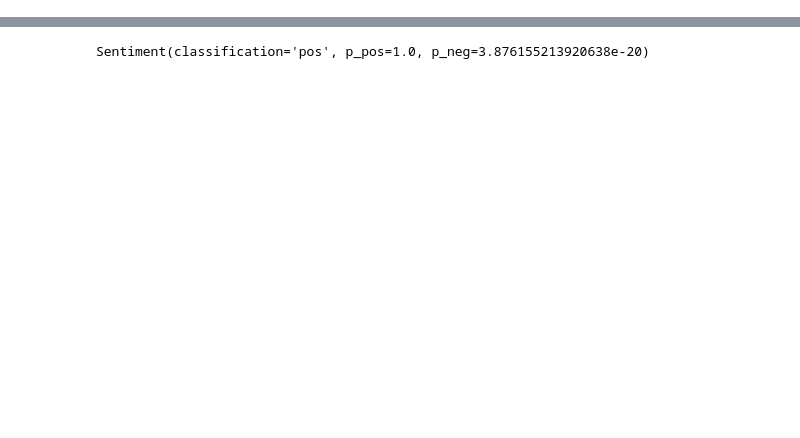
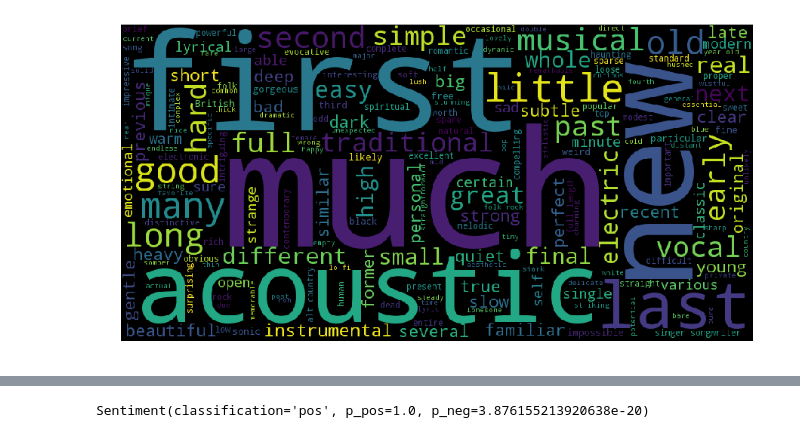
Before and after one commit to andrewjbashford/GalvanizeCapstone, a Jupyter notebook: NLP exploration.ipynb, the cells around one changed output, grey strips where cells are left out. Cells and saved outputs as stored; diff of their text form; code cells hidden in the pictures; blank space fills up the shorter version.

```diff
--- a/NLP exploration.ipynb
+++ b/NLP exploration.ipynb
@@ -15,0 +44,13 @@ df_reviews = pd.read_sql_query("select * from content", conn)
+# %%
+wordcloud = WordCloud(width = 1000, height = 500).generate(' '.join(df[df['genre'] == "folk/country"]['adjectives']))
+
+plt.figure(figsize=(15,8))
+
+plt.imshow(wordcloud)
+
+plt.axis("off")
+
+plt.show()
+pass
+# %% [output]
+[figure, added]
```
Also changed, not shown: parts of 12 cells of this notebook, 1 other file.
